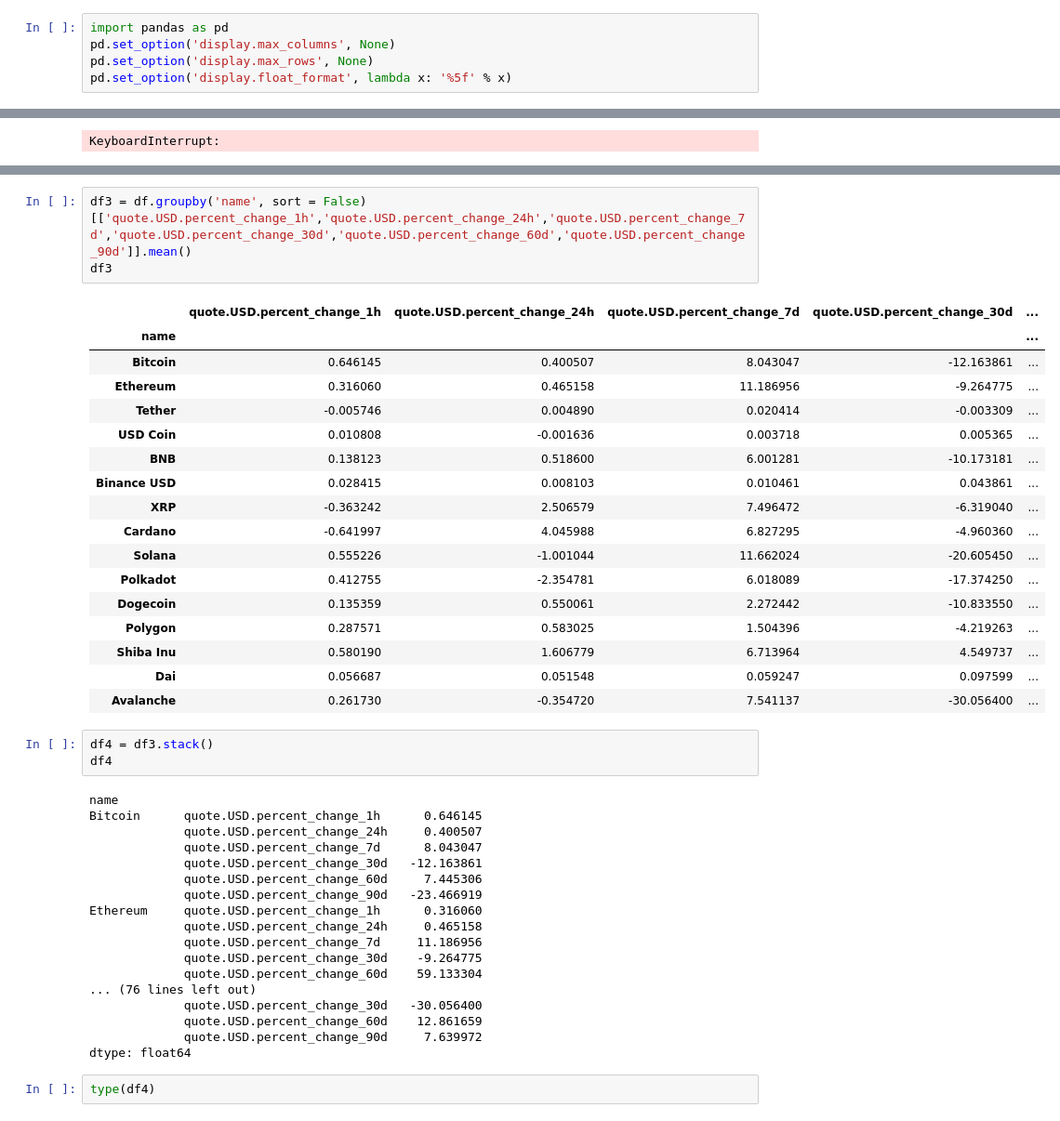
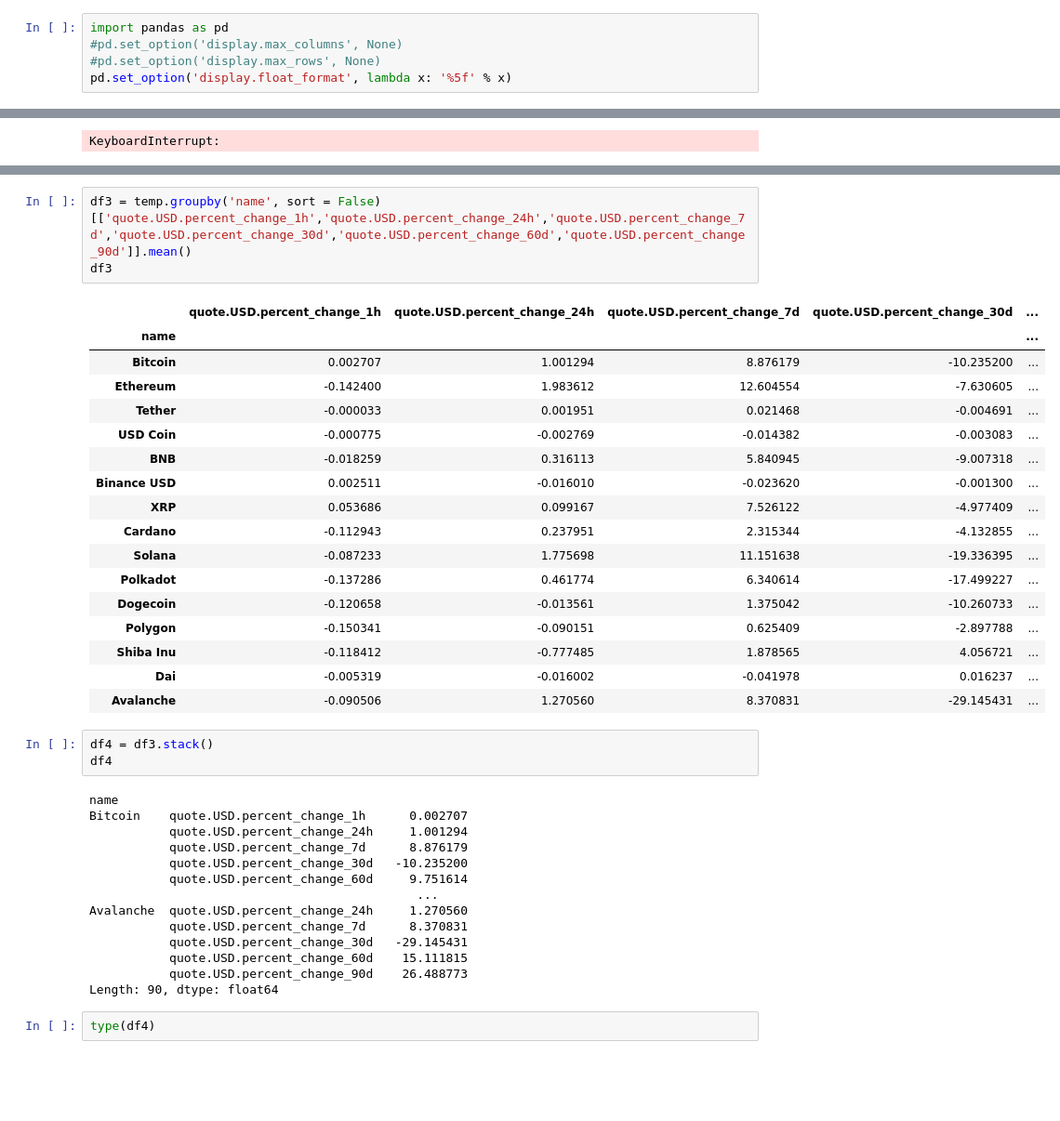
Before and after one commit to rsanandres/Raphael-San-Andres-Portfolio, a Jupyter notebook: Crypto Website API Pull Using Python.ipynb, the cells around one changed output, grey strips where cells are left out. Shown at 93% size. Saved outputs shown, nothing was run; the diff lists cells and outputs as text; blank space fills up the shorter version.

```diff
--- a/Crypto Website API Pull Using Python.ipynb
+++ b/Crypto Website API Pull Using Python.ipynb
@@ -33,8 +33,8 @@ type(data)
 dict
 # %%
 import pandas as pd
-pd.set_option('display.max_columns', None)
-pd.set_option('display.max_rows', None)
+#pd.set_option('display.max_columns', None)
+#pd.set_option('display.max_rows', None)
 pd.set_option('display.float_format', lambda x: '%5f' % x)
 # %%
 df = pd.json_normalize(data['data'])
@@ -147,45 +145,41 @@ temp
 # %%
-df3 = df.groupby('name', sort = False)[['quote.USD.percent_change_1h','quote.USD.percent_change_24h','quote.USD.percent_change_7d','quote.USD.percent_change_30d','quote.USD.percent_change_60d','quote.USD.percent_change_90d']].mean()
+df3 = temp.groupby('name', sort = False)[['quote.USD.percent_change_1h','quote.USD.percent_change_24h','quote.USD.percent_change_7d','quote.USD.percent_change_30d','quote.USD.percent_change_60d','quote.USD.percent_change_90d']].mean()
 df3
 # %% [output]
 |  | quote.USD.percent_change_1h | quote.USD.percent_change_24h | quote.USD.percent_change_7d | quote.USD.percent_change_30d | ... |
 | name |  |  |  |  | ... |
-| Bitcoin | 0.646145 | 0.400507 | 8.043047 | -12.163861 | ... |
-| Ethereum | 0.316060 | 0.465158 | 11.186956 | -9.264775 | ... |
-| Tether | -0.005746 | 0.004890 | 0.020414 | -0.003309 | ... |
-| USD Coin | 0.010808 | -0.001636 | 0.003718 | 0.005365 | ... |
-| BNB | 0.138123 | 0.518600 | 6.001281 | -10.173181 | ... |
-| Binance USD | 0.028415 | 0.008103 | 0.010461 | 0.043861 | ... |
-| XRP | -0.363242 | 2.506579 | 7.496472 | -6.319040 | ... |
-| Cardano | -0.641997 | 4.045988 | 6.827295 | -4.960360 | ... |
-| Solana | 0.555226 | -1.001044 | 11.662024 | -20.605450 | ... |
-| Polkadot | 0.412755 | -2.354781 | 6.018089 | -17.374250 | ... |
-| Dogecoin | 0.135359 | 0.550061 | 2.272442 | -10.833550 | ... |
-| Polygon | 0.287571 | 0.583025 | 1.504396 | -4.219263 | ... |
-| Shiba Inu | 0.580190 | 1.606779 | 6.713964 | 4.549737 | ... |
-| Dai | 0.056687 | 0.051548 | 0.059247 | 0.097599 | ... |
-| Avalanche | 0.261730 | -0.354720 | 7.541137 | -30.056400 | ... |
+| Bitcoin | 0.002707 | 1.001294 | 8.876179 | -10.235200 | ... |
+| Ethereum | -0.142400 | 1.983612 | 12.604554 | -7.630605 | ... |
+| Tether | -0.000033 | 0.001951 | 0.021468 | -0.004691 | ... |
+| USD Coin | -0.000775 | -0.002769 | -0.014382 | -0.003083 | ... |
+| BNB | -0.018259 | 0.316113 | 5.840945 | -9.007318 | ... |
+| Binance USD | 0.002511 | -0.016010 | -0.023620 | -0.001300 | ... |
+| XRP | 0.053686 | 0.099167 | 7.526122 | -4.977409 | ... |
+| Cardano | -0.112943 | 0.237951 | 2.315344 | -4.132855 | ... |
+| Solana | -0.087233 | 1.775698 | 11.151638 | -19.336395 | ... |
+| Polkadot | -0.137286 | 0.461774 | 6.340614 | -17.499227 | ... |
+| Dogecoin | -0.120658 | -0.013561 | 1.375042 | -10.260733 | ... |
+| Polygon | -0.150341 | -0.090151 | 0.625409 | -2.897788 | ... |
+| Shiba Inu | -0.118412 | -0.777485 | 1.878565 | 4.056721 | ... |
+| Dai | -0.005319 | -0.016002 | -0.041978 | 0.016237 | ... |
+| Avalanche | -0.090506 | 1.270560 | 8.370831 | -29.145431 | ... |
 # %%
 df4 = df3.stack()
 df4
 # %% [output]
 name
-Bitcoin      quote.USD.percent_change_1h      0.646145
-             quote.USD.percent_change_24h     0.400507
-             quote.USD.percent_change_7d      8.043047
-             quote.USD.percent_change_30d   -12.163861
-             quote.USD.percent_change_60d     7.445306
-             quote.USD.percent_change_90d   -23.466919
-Ethereum     quote.USD.percent_change_1h      0.316060
-             quote.USD.percent_change_24h     0.465158
-             quote.USD.percent_change_7d     11.186956
-             quote.USD.percent_change_30d    -9.264775
-             quote.USD.percent_change_60d    59.133304
-... (76 lines left out)
-             quote.USD.percent_change_30d   -30.056400
-             quote.USD.percent_change_60d    12.861659
-             quote.USD.percent_change_90d     7.639972
-dtype: float64
+Bitcoin    quote.USD.percent_change_1h      0.002707
+           quote.USD.percent_change_24h     1.001294
+           quote.USD.percent_change_7d      8.876179
+           quote.USD.percent_change_30d   -10.235200
+           quote.USD.percent_change_60d     9.751614
+                                             ...
+Avalanche  quote.USD.percent_change_24h     1.270560
+           quote.USD.percent_change_7d      8.370831
+           quote.USD.percent_change_30d   -29.145431
+           quote.USD.percent_change_60d    15.111815
+           quote.USD.percent_change_90d    26.488773
+Length: 90, dtype: float64
 # %%
 type(df4)
 # %% [output]
```
Also changed, not shown: parts of 9 cells of this notebook.
